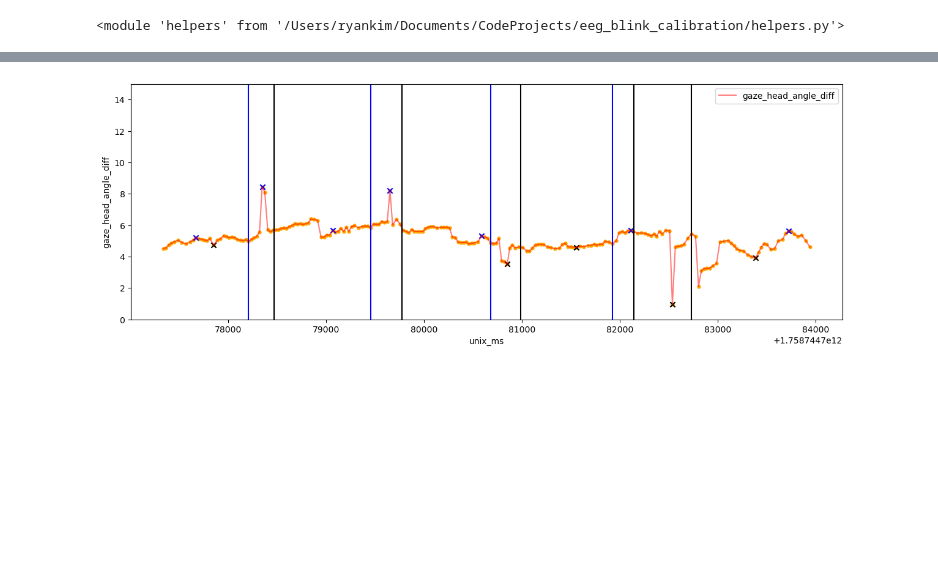
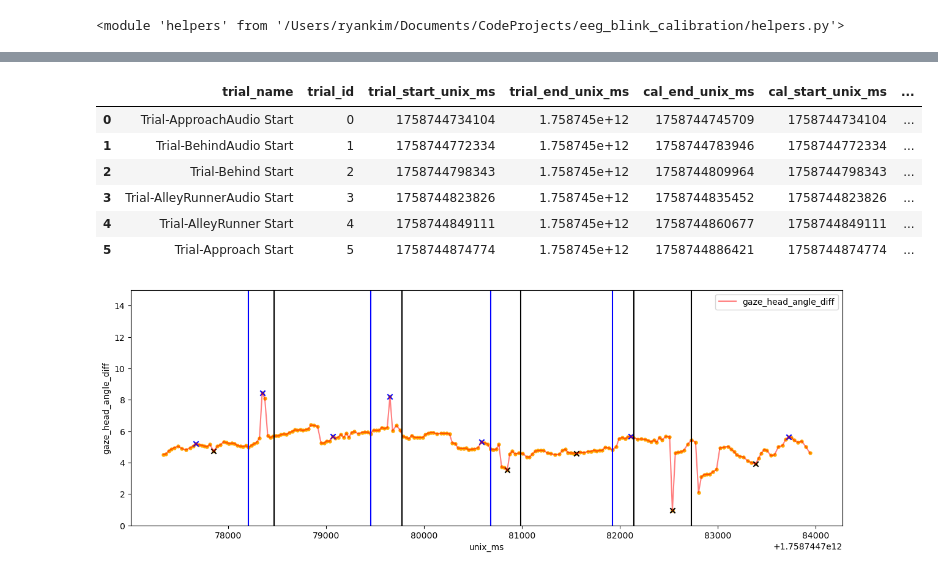
Before and after one commit to SimpleDevs-Research/eeg_blink_calibration, a Jupyter notebook: Participants_Debug.ipynb, the cells around one changed output, grey strips where cells are left out. Cells and saved outputs as stored; diff of their text form; code cells hidden in the pictures; blank space fills up the shorter version.

```diff
--- a/Participants_Debug.ipynb
+++ b/Participants_Debug.ipynb
@@ -18,0 +58,5 @@ importlib.reload(helpers)
+# %%
+def correct_calibration(df):
+    df2 = df.iloc[:, :len(_CALIBRATION_COLUMNS)]    # 1
+    df2.columns = _CALIBRATION_COLUMNS              # 2
+    return df2
@@ -359 +658,11 @@ See the caveats in the documentation: https://pandas.pydata.org/pandas-docs/stab
+# %%
+p1.trials
+# %% [output]
+|  | trial_name | trial_id | trial_start_unix_ms | trial_end_unix_ms | cal_end_unix_ms | cal_start_unix_ms | ... |
+| 0 | Trial-ApproachAudio Start | 0 | 1758744734104 | 1.758745e+12 | 1758744745709 | 1758744734104 | ... |
+| 1 | Trial-BehindAudio Start | 1 | 1758744772334 | 1.758745e+12 | 1758744783946 | 1758744772334 | ... |
+| 2 | Trial-Behind Start | 2 | 1758744798343 | 1.758745e+12 | 1758744809964 | 1758744798343 | ... |
+| 3 | Trial-AlleyRunnerAudio Start | 3 | 1758744823826 | 1.758745e+12 | 1758744835452 | 1758744823826 | ... |
+| 4 | Trial-AlleyRunner Start | 4 | 1758744849111 | 1.758745e+12 | 1758744860677 | 1758744849111 | ... |
+| 5 | Trial-Approach Start | 5 | 1758744874774 | 1.758745e+12 | 1758744886421 | 1758744874774 | ... |
 # %%
```
Also changed, not shown: parts of 23 cells of this notebook.
